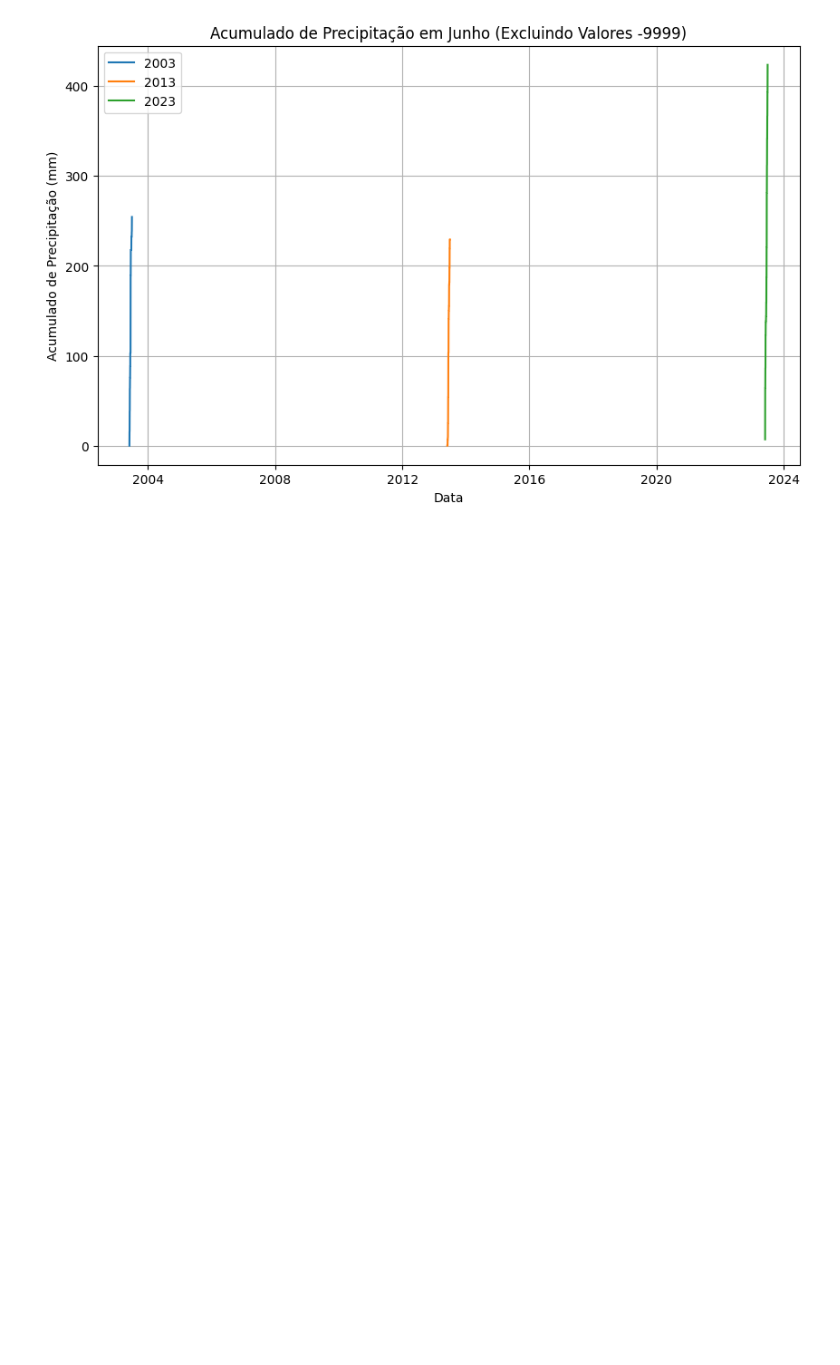
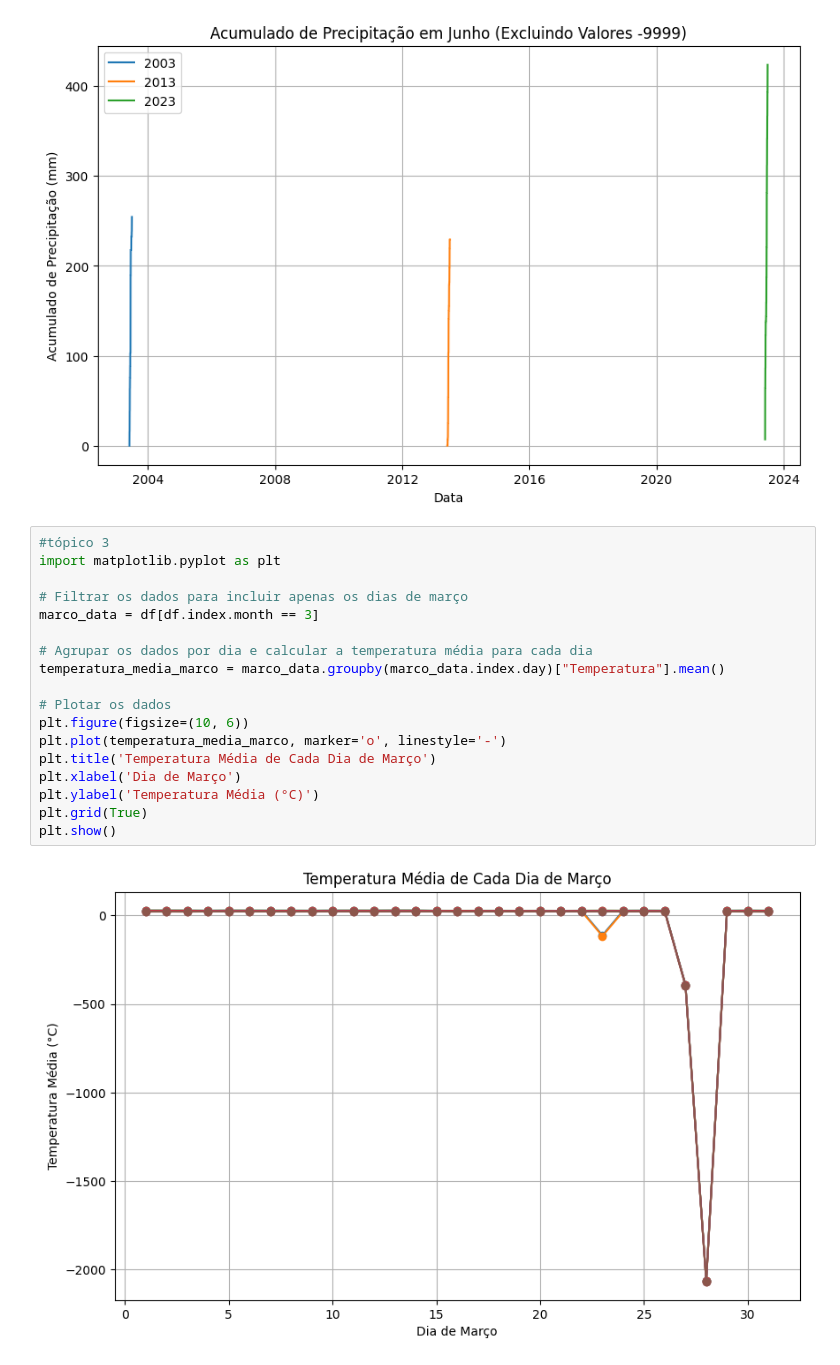
Before and after one commit to brenndol/Trilha_PythonRESTIC18, a Jupyter notebook: P009/sub.ipynb, the cells around one changed output. Saved outputs shown, nothing was run; the diff lists cells and outputs as text; blank space fills up the shorter version.

```diff
--- a/P009/sub.ipynb
+++ b/P009/sub.ipynb
@@ -183,3 +183,23 @@ plt.grid(True)
 plt.show()
 # %% [output]
 [figure]
+# %%
+#tópico 3
+import matplotlib.pyplot as plt
+
+# Filtrar os dados para incluir apenas os dias de março
+marco_data = df[df.index.month == 3]
+
+# Agrupar os dados por dia e calcular a temperatura média para cada dia
+temperatura_media_marco = marco_data.groupby(marco_data.index.day)["Temperatura"].mean()
+
+# Plotar os dados
+plt.figure(figsize=(10, 6))
+plt.plot(temperatura_media_marco, marker='o', linestyle='-')
+plt.title('Temperatura Média de Cada Dia de Março')
+plt.xlabel('Dia de Março')
+plt.ylabel('Temperatura Média (°C)')
+plt.grid(True)
+plt.show()
+# %% [output]
+[figure, added]
```
